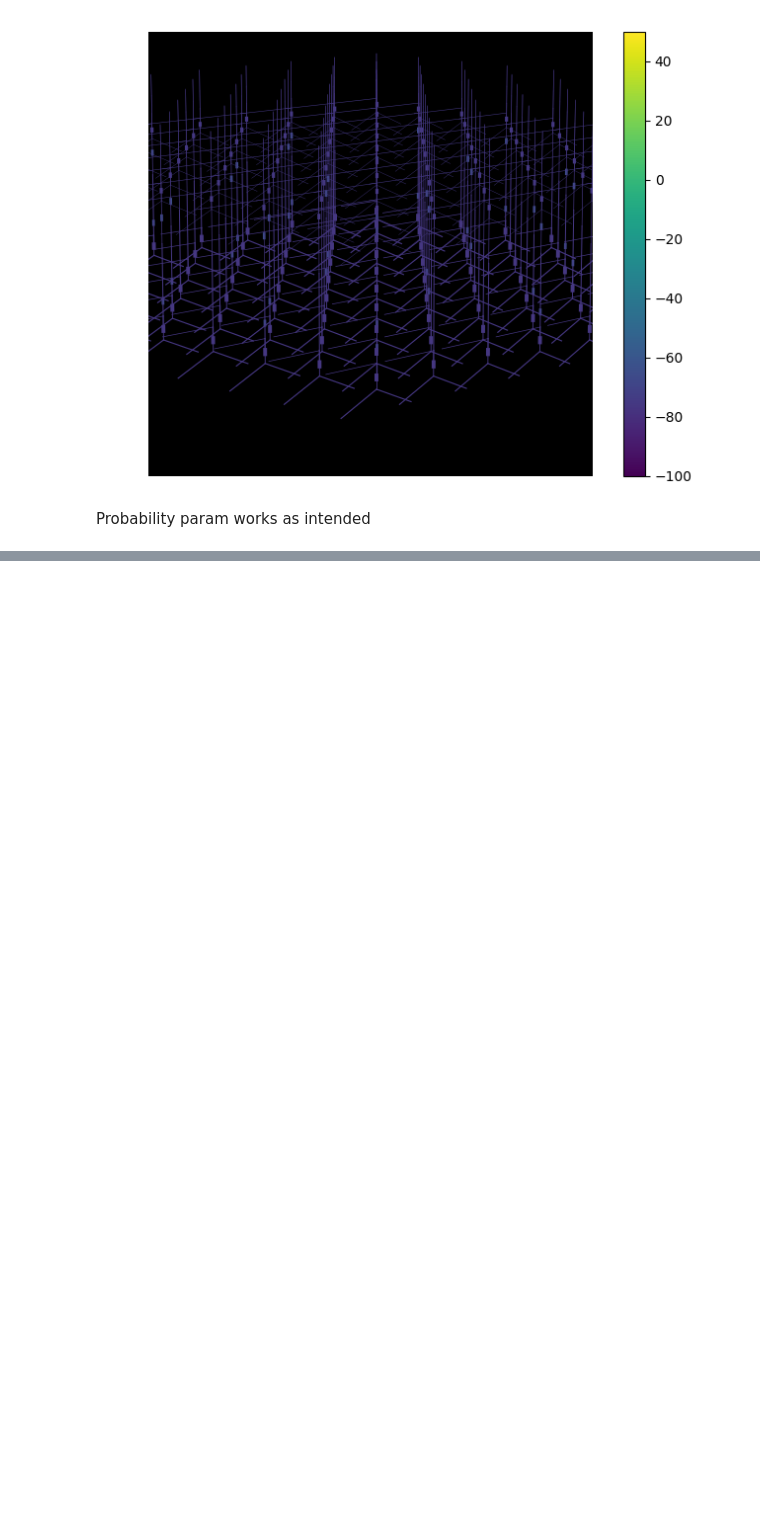
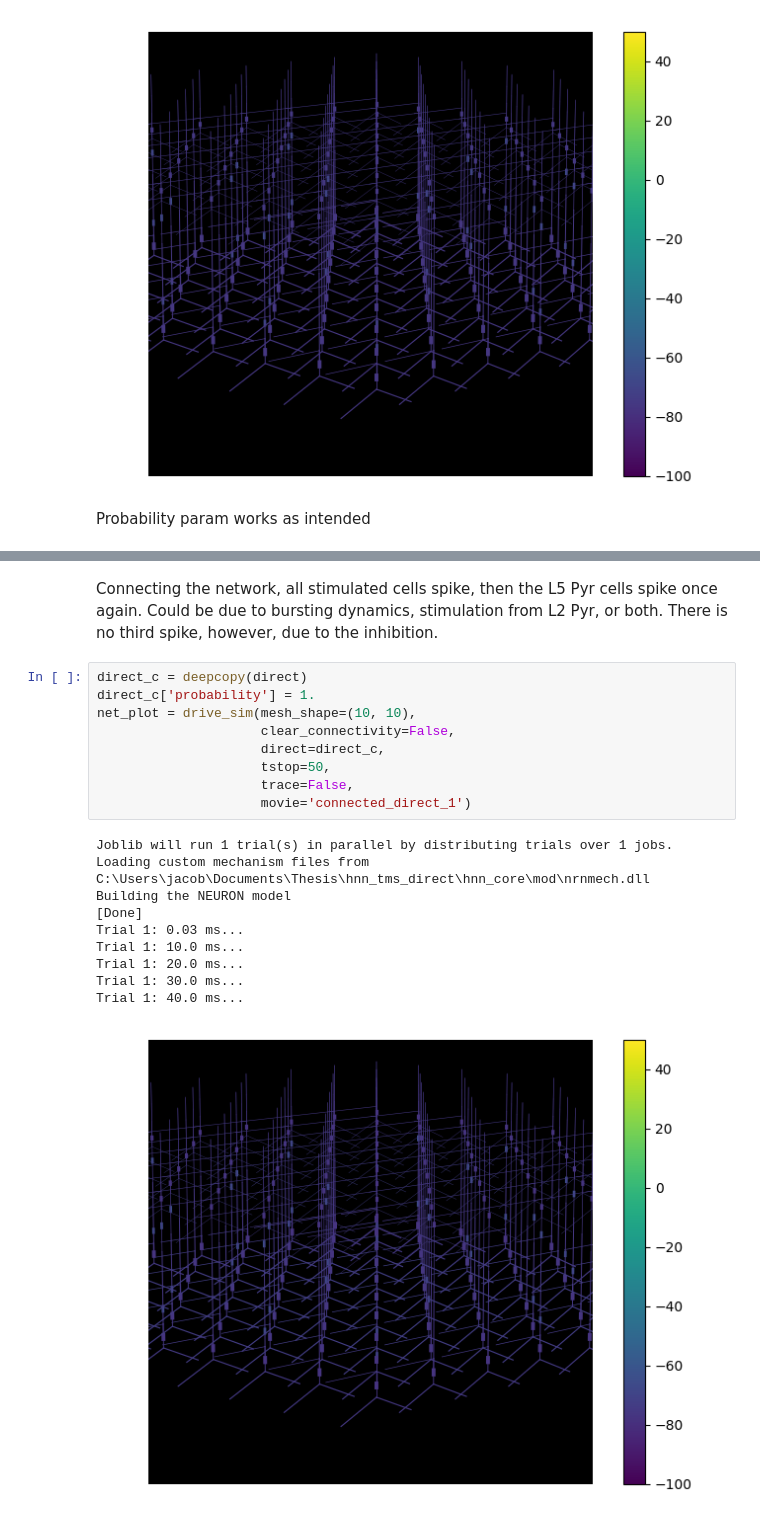
Before and after one commit to jtajchman/hnn_tms_direct, a Jupyter notebook: branch_scripts/tonic_bias_prob_test.ipynb, the cells around one changed output, grey strips where cells are left out. Drawn from its saved outputs; the diff is of its cells as text; blank space fills up the shorter version.

Commit message:
Test connected net w direct drive

```diff
--- a/branch_scripts/tonic_bias_prob_test.ipynb
+++ b/branch_scripts/tonic_bias_prob_test.ipynb
@@ -146,0 +148,22 @@ Trial 1: 40.0 ms...
+# %% [markdown]
+Connecting the network, all stimulated cells spike, then the L5 Pyr cells spike once again. Could be due to bursting dynamics, stimulation from L2 Pyr, or both. There is no third spike, however, due to the inhibition.
+# %%
+direct_c = deepcopy(direct)
+direct_c['probability'] = 1.
+net_plot = drive_sim(mesh_shape=(10, 10),
+                     clear_connectivity=False,
+                     direct=direct_c,
+                     tstop=50,
+                     trace=False,
+                     movie='connected_direct_1')
+# %% [output]
+Joblib will run 1 trial(s) in parallel by distributing trials over 1 jobs.
+Loading custom mechanism files from C:\Users\jacob\Documents\Thesis\hnn_tms_direct\hnn_core\mod\nrnmech.dll
+Building the NEURON model
+[Done]
+Trial 1: 0.03 ms...
+Trial 1: 10.0 ms...
+Trial 1: 20.0 ms...
+Trial 1: 30.0 ms...
+Trial 1: 40.0 ms...
+[figure, added]
```
Also changed, not shown: parts of 5 cells of this notebook, 3 other files.
